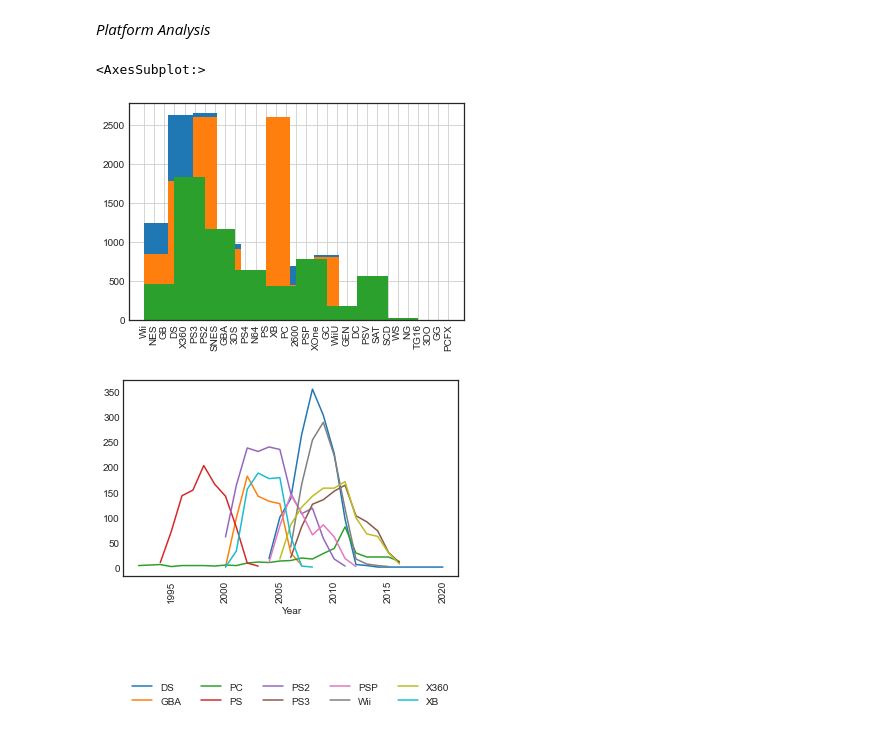
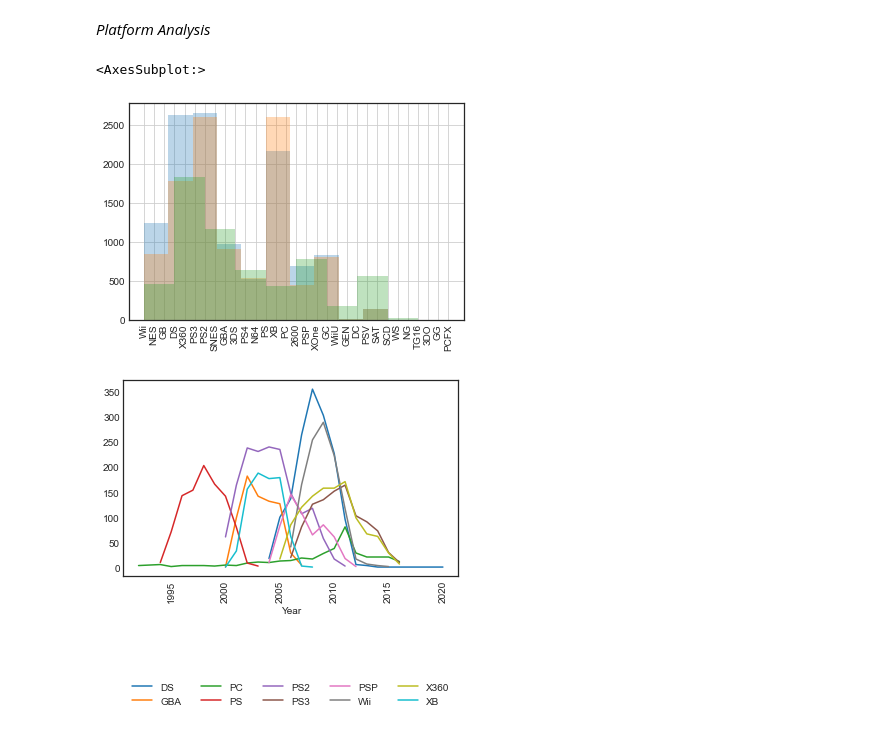
Before and after one commit to chiaracapuano/vgsales, a Jupyter notebook: Capuano_Chiara_vgsales.ipynb, the cells around one changed output. Cells and saved outputs as stored; diff of their text form; code cells hidden in the pictures.

```diff
--- a/Capuano_Chiara_vgsales.ipynb
+++ b/Capuano_Chiara_vgsales.ipynb
@@ -105,12 +105,12 @@ def plot_trends(df, col, time_col, lst=None):
 # %% [markdown]
 *Platform Analysis*
 # %%
-vgsales_NA['Platform'].hist(xrot = 90)
-vgsales_EU['Platform'].hist(xrot = 90)
-vgsales_JP['Platform'].hist(xrot = 90)
+vgsales_NA['Platform'].hist(xrot = 90, alpha = 0.3)
+vgsales_EU['Platform'].hist(xrot = 90, alpha = 0.3)
+vgsales_JP['Platform'].hist(xrot = 90, alpha = 0.3)
 # %% [output]
 <AxesSubplot:>
-[figure, old version]
+[figure, new version]
 # %%
 lst_platforms = ['DS',
 'PS2',
```
Also changed, not shown: parts of 6 cells of this notebook.
